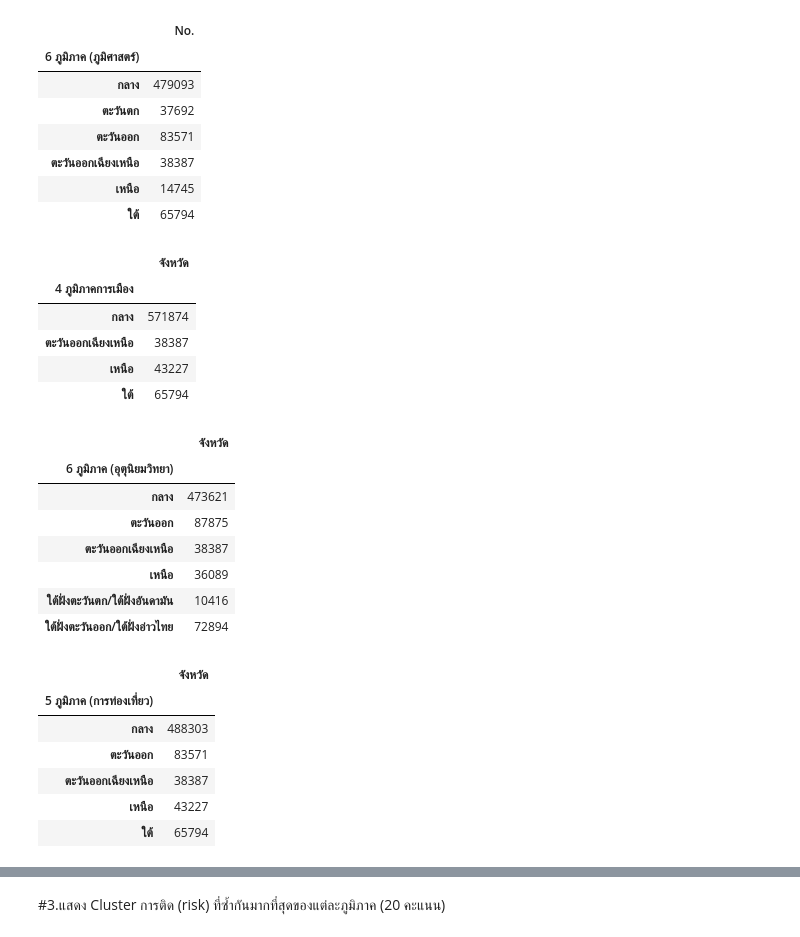
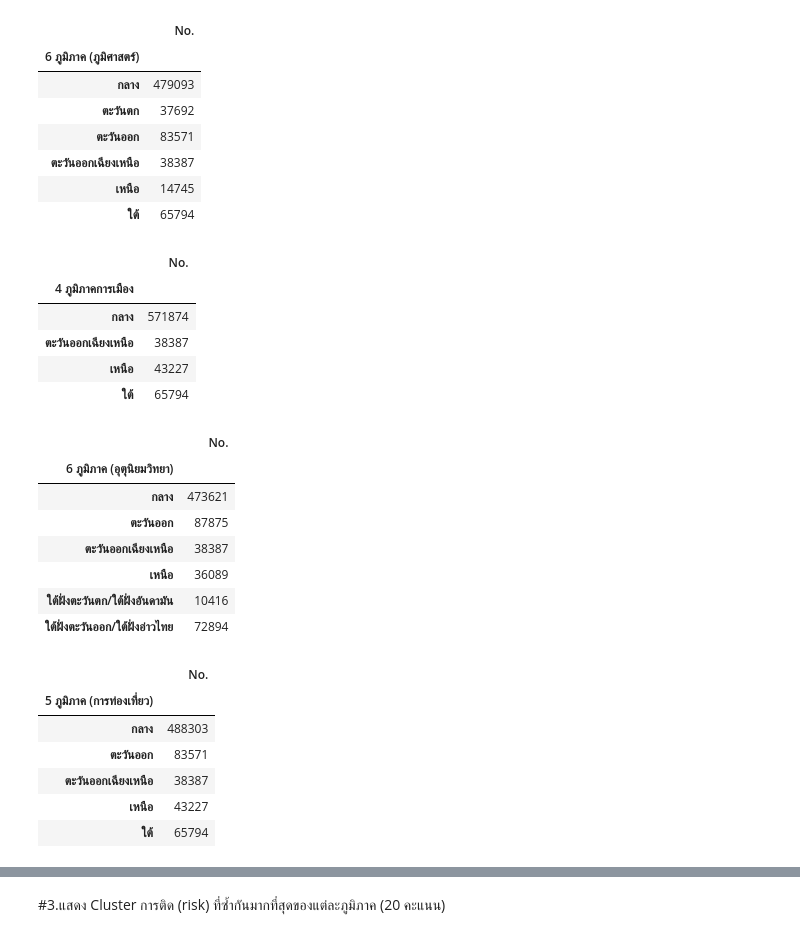
Before and after one commit to naruemonssp/data_viz_2022, a Jupyter notebook: BasicPython&DataViz_midterm2022.ipynb, the cells around one changed output, grey strips where cells are left out. Cells and saved outputs as stored; diff of their text form; code cells hidden in the pictures.

```diff
--- a/BasicPython&DataViz_midterm2022.ipynb
+++ b/BasicPython&DataViz_midterm2022.ipynb
@@ -203,0 +240,2 @@ data_covid_2
+# %%
+data_covid_2= data_covid_2.replace('นาย','ชาย') # ใช้ .replace ในการเปลี่ยนค่าข้อมูลในตาราง จาก ชาย ให้เป็น นาย
@@ -246,0 +297,3 @@ data_covid_4
+# %%
+data_covid_4= data_covid_4.replace(' วัน','วัน') # ใช้ .replace ในการเปลี่ยนค่าข้อมูลในตาราง
+data_covid_4= data_covid_4.replace(' เดือน','เดือน')
@@ -507,9 +622,9 @@ geo.iloc[:,4:5]  ## แสดงตารางโดยใช้ .iloc[แถ
 | ใต้ | 65794 |
 # %%
 po= personalcovid_data.groupby('4 ภูมิภาคการเมือง').count()  ## ใช้คำสั่ง .groupby ในการจัดกลุ่มข้อมูลในคอลลัมน์ 4 ภูมิภาคการเมือง และใช้ .count ในการนับจำนวนผู้ป่วย
-po.iloc[:,:1]  ## แสดงตารางโดยใช้ .iloc[แถว,หลัก] เพื่อแสดงแค่คอลลัมน์ที่ต้องการ
+po.iloc[:,4:5]  ## แสดงตารางโดยใช้ .iloc[แถว,หลัก] เพื่อแสดงแค่คอลลัมน์ที่ต้องการ
 # %% [output]
-|  | จังหวัด |
+|  | No. |
 | 4 ภูมิภาคการเมือง |  |
 | กลาง | 571874 |
 | ตะวันออกเฉียงเหนือ | 38387 |
@@ -517,9 +632,9 @@ po.iloc[:,:1]  ## แสดงตารางโดยใช้ .iloc[แถว,
 | ใต้ | 65794 |
 # %%
 met= personalcovid_data.groupby('6 ภูมิภาค (อุตุนิยมวิทยา)').count()  ## ใช้คำสั่ง .groupby ในการจัดกลุ่มข้อมูลในคอลลัมน์ 6 ภูมิภาค (อุตุนิยมวิทยา) และใช้ .count ในการนับจำนวนผู้ป่วย
-met.iloc[:,:1]  ## แสดงตารางโดยใช้ .iloc[แถว,หลัก] เพื่อแสดงแค่คอลลัมน์ที่ต้องการ
+met.iloc[:,4:5]  ## แสดงตารางโดยใช้ .iloc[แถว,หลัก] เพื่อแสดงแค่คอลลัมน์ที่ต้องการ
 # %% [output]
-|  | จังหวัด |
+|  | No. |
 | 6 ภูมิภาค (อุตุนิยมวิทยา) |  |
 | กลาง | 473621 |
 | ตะวันออก | 87875 |
@@ -529,9 +644,9 @@ met.iloc[:,:1]  ## แสดงตารางโดยใช้ .iloc[แถว
 | ใต้ฝั่งตะวันออก/ใต้ฝั่งอ่าวไทย | 72894 |
 # %%
 travel= personalcovid_data.groupby('5 ภูมิภาค (การท่องเที่ยว)').count()  ## ใช้คำสั่ง .groupby ในการจัดกลุ่มข้อมูลในคอลลัมน์ 5 ภูมิภาค (การท่องเที่ยว) และใช้ .count ในการนับจำนวนผู้ป่วย
-travel.iloc[:,:1]  ## แสดงตารางโดยใช้ .iloc[แถว,หลัก] เพื่อแสดงแค่คอลลัมน์ที่ต้องการ
+travel.iloc[:,4:5]  ## แสดงตารางโดยใช้ .iloc[แถว,หลัก] เพื่อแสดงแค่คอลลัมน์ที่ต้องการ
 # %% [output]
-|  | จังหวัด |
+|  | No. |
 | 5 ภูมิภาค (การท่องเที่ยว) |  |
 | กลาง | 488303 |
 | ตะวันออก | 83571 |
```
Also changed, not shown: parts of 48 cells of this notebook.
